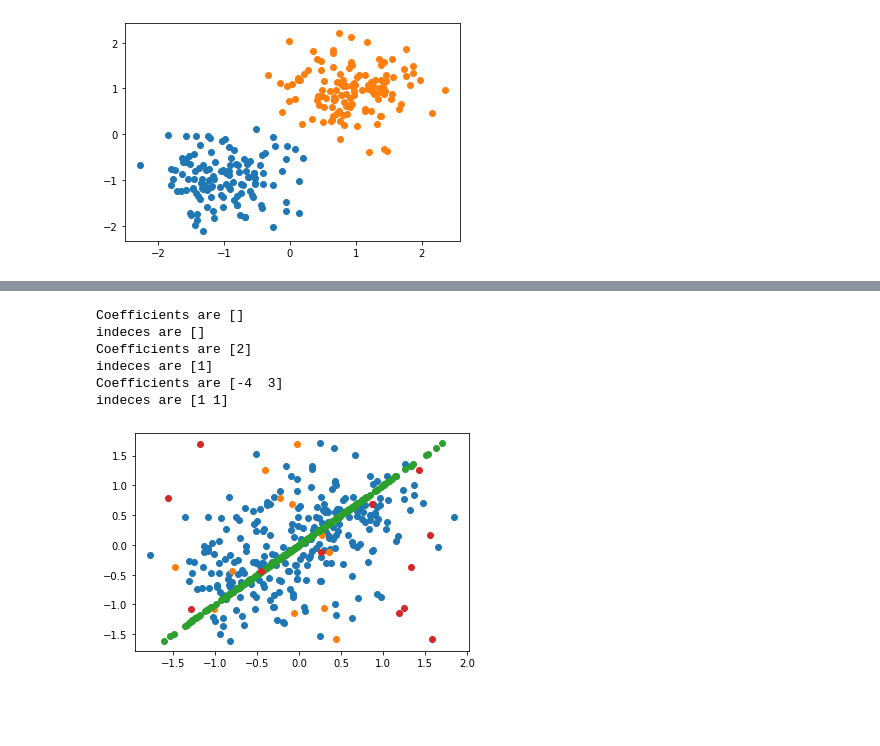
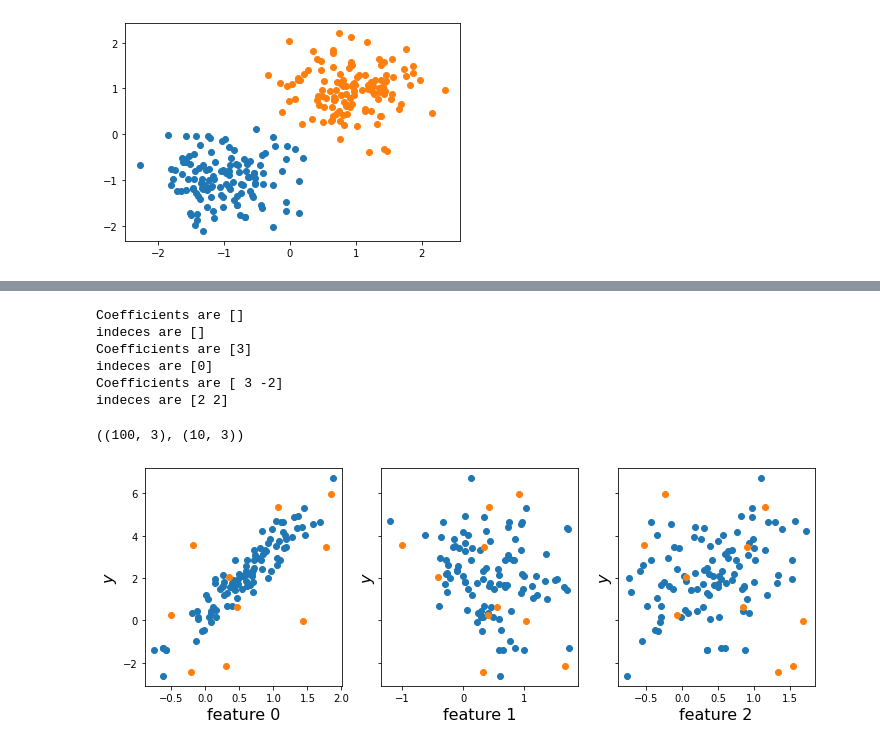
Before and after one commit to khroushan/outliers-handling, a Jupyter notebook: notebooks/lof.ipynb, the cells around one changed output, grey strips where cells are left out. Saved outputs shown, nothing was run; the diff lists cells and outputs as text; code cells hidden in the pictures; blank space fills up the shorter version.

Commit message:
add data generator

```diff
--- a/notebooks/lof.ipynb
+++ b/notebooks/lof.ipynb
@@ -122,5 +122,5 @@ that many coeficients $a_i^j$ can be zero. To mimic dataset that generated with
 # %%
-def make_target_independent(X, degrees=1, coeffs=None):
+def target_generator_independent(X, degrees=1, coeffs=None):
     """ Generate target for given numerical features."""
     y = np.zeros(X.shape[0])
 
@@ -133,7 +133,7 @@ def make_target_independent(X, degrees=1, coeffs=None):
             y += c*X[:,indx]
     return y
 # %%
-def outlier_generator(X, y, ratio=0.05):
+def outlier_generator(X, y, ratio=0.1):
     """ Generate outliers in the range of dataset."""
     X_min = X.min(axis=0)
     X_max = X.max(axis=0)
@@ -141,7 +141,7 @@ def outlier_generator(X, y, ratio=0.05):
     y_max = y.max()
 
     N_outlier = int(X.shape[0]*ratio)
-    X_outlier = np.zeros((N_outlier, X.shape[1]+1))
+    X_outlier = np.zeros((N_outlier, X.shape[1]))
     for i in range(X.shape[1]):
         X_outlier[:,i] = np.random.uniform(X_min[i], X_max[i], N_outlier)
 
@@ -149,28 +149,35 @@ def outlier_generator(X, y, ratio=0.05):
 
     return X_outlier, y_outlier
 # %%
-N_features = 5
+N_features = 3
 N_datapoints = 100
 # X = np.random.rand(N_datapoints, N_features)
-X, clust = make_blobs(centers=[[-.5, -.5], [.5, .5]],
-                       cluster_std=0.5,
-                       **blobs_params)
-y = make_target_independent(X, 3)
+X = feature_generator(N_datapoints, N_features)
+y = target_generator_independent(X, N_features)
 # %% [output]
 Coefficients are []
 indeces are []
-Coefficients are [2]
-indeces are [1]
-Coefficients are [-4  3]
-indeces are [1 1]
+Coefficients are [3]
+indeces are [0]
+Coefficients are [ 3 -2]
+indeces are [2 2]
 # %%
 X_outlier, y_outlier = outlier_generator(X, y)
-# %%
-for i in range(X.shape[1]):
-    pl.scatter(X[:,i], y)
-    pl.scatter(X_outlier[:,i], y_outlier)
-# %% [output]
-[figure, removed]
+# %%
+X.shape, X_outlier.shape
+# %% [output]
+((100, 3), (10, 3))
+# %%
+fig, ax = pl.subplots(1, X.shape[1], figsize=(4*X.shape[1],4), sharey=True)
+for i in range(X.shape[1]):
+    ax[i].scatter(X[:,i], y)
+    ax[i].scatter(X_outlier[:,i], y_outlier)
+    ax[i].set_xlabel(f'feature {i}', fontsize=16)
+    ax[i].set_ylabel(r'$y$', fontsize=16)
+#     ax[i].set_title(f"features{i}")
+fig.savefig('../doc/figs/y_vs_3features.pdf', bbox_inches='tight')
+# %% [output]
+[figure, added]
 # %%
 df = pd.DataFrame(X, columns=[f'x{i}' for i in range(X.shape[1])])
 df['y'] = y
```
Also changed, not shown: parts of 21 cells of this notebook, 4 other files.
